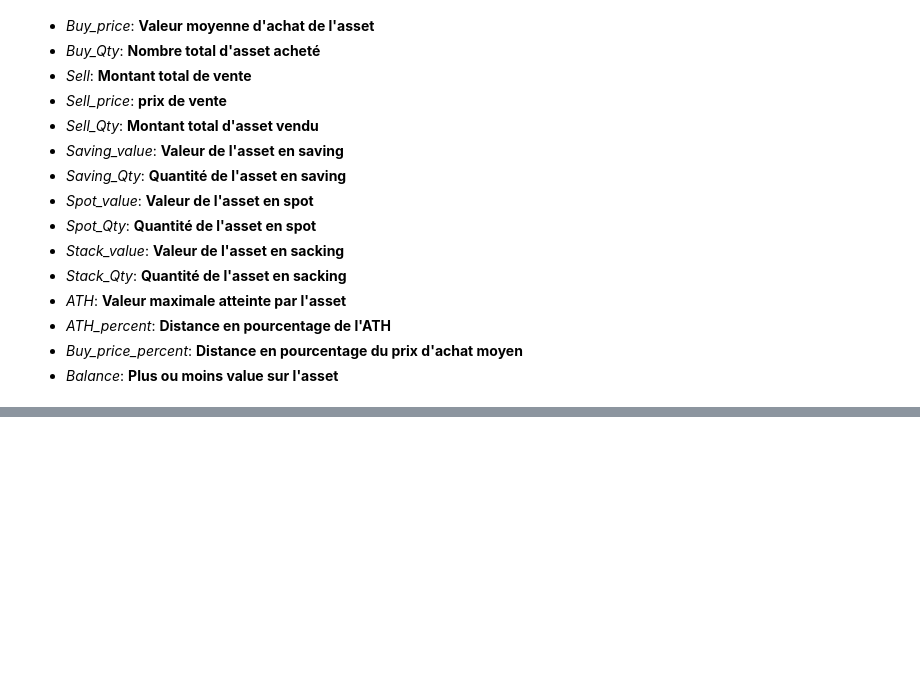
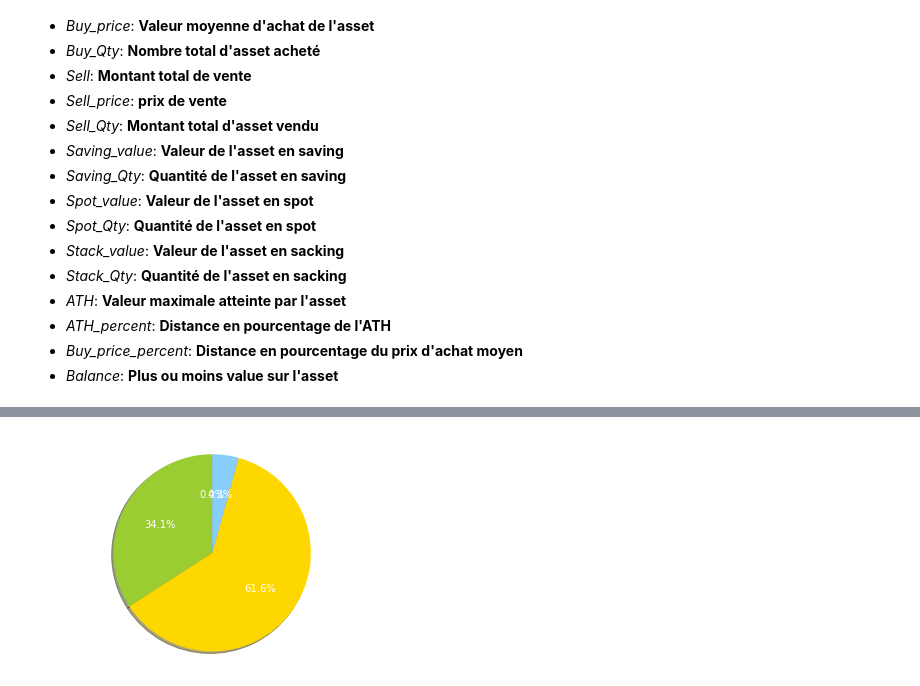
Before and after one commit to briandthi/Binance, a Jupyter notebook: binance api.ipynb, the cells around one changed output, grey strips where cells are left out. Cells and saved outputs as stored; diff of their text form; code cells hidden in the pictures; blank space fills up the shorter version.

```diff
--- a/binance api.ipynb
+++ b/binance api.ipynb
@@ -262,3 +297,14 @@ plt.show()
+# %%
+# Initial repartition
+sizes = [wallet[asset]['Buy'] - wallet[asset]['Sell'] for asset in  my_coins]
+colors = ['yellowgreen', 'gold', 'lightskyblue', 'lightcoral', 'red', 'yellow', 'violet', 'black', 'pink', 'grey', 'blue', 'brown']
+plt.figure()
+plt.pie(sizes, labels = my_coins, colors=colors,
+        autopct='%1.1f%%', shadow=True, startangle=90, textprops={'color':"w"})
+plt.axis('equal')
+plt.show()
+# %% [output]
+[figure, added]
 # %%
 ## Bilan
 
```
Also changed, not shown: parts of 13 cells of this notebook.
